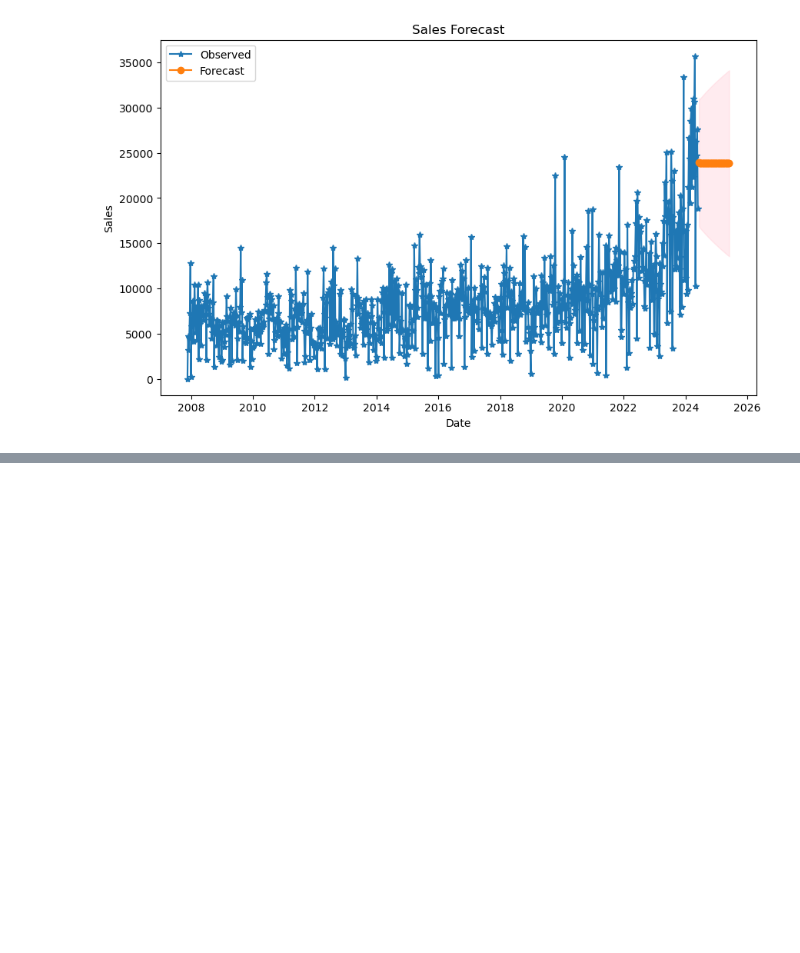
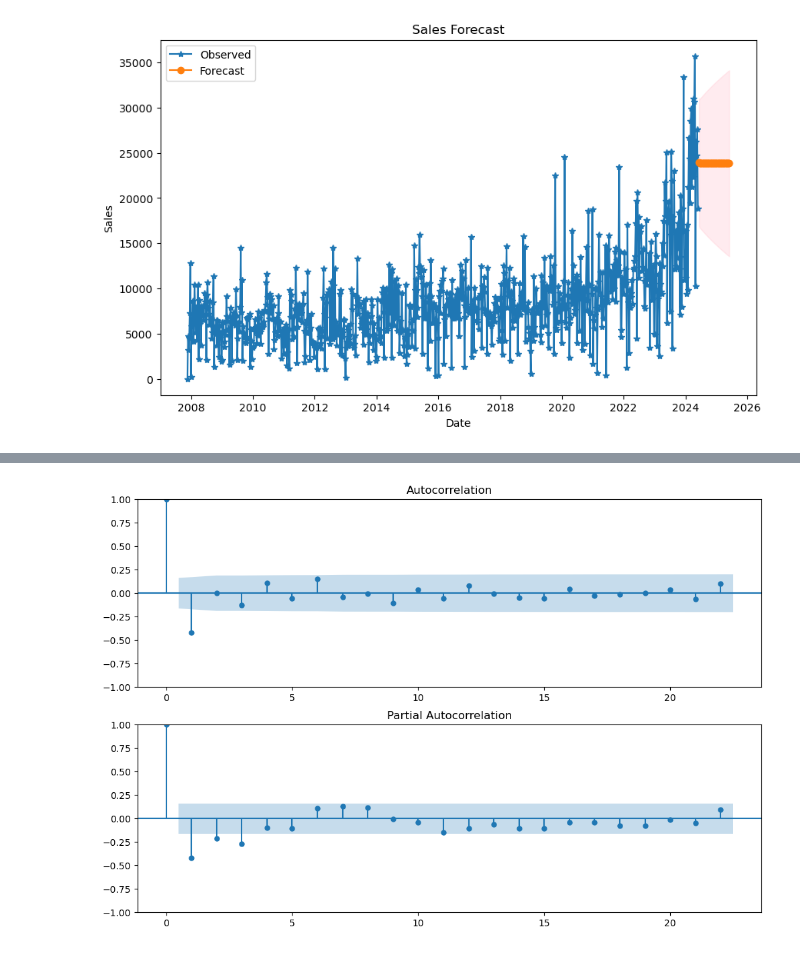
Before and after one commit to srhill12/project-2-group-3, a Jupyter notebook: steven's notebook/Steven's Notebook.ipynb, the cells around one changed output, grey strips where cells are left out. Cells and saved outputs as stored; diff of their text form; code cells hidden in the pictures; blank space fills up the shorter version.

```diff
--- a/steven's notebook/Steven's Notebook.ipynb
+++ b/steven's notebook/Steven's Notebook.ipynb
@@ -311,0 +299,6 @@ plt.show()
+# %%
+# Import and read file
+store1_path = Path("data/store1_data.csv")
+store1_final_df = pd.read_csv(store1_path)
+
+store1_final_df.head()
@@ -311,0 +320,6 @@ plt.show()
+# %%
+# Set the "date" column to datetime format
+store1_final_df['date'] = pd.to_datetime(store1_final_df['date'])
+# %%
+# Set index
+store1_final_df.set_index('date', inplace=True)
@@ -311,0 +337,3 @@ plt.show()
+# %%
+# Repeating this step to avoid error that was coming up while trying to difference
+store1_final_df = store1_final_df[~store1_final_df.index.duplicated(keep='first')]
@@ -311,0 +374,9 @@ plt.show()
+# %%
+# Generate ACF and PACF plots.
+
+fig, ax = plt.subplots(2, 1, figsize=(12, 8))
+plot_acf(store1_final_df['Sales_diff'].dropna(), ax=ax[0])
+plot_pacf(store1_final_df['Sales_diff'].dropna(), ax=ax[1])
+plt.show()
+# %% [output]
+[figure, added]
```
Also changed, not shown: parts of 68 cells of this notebook, 27 other files.
